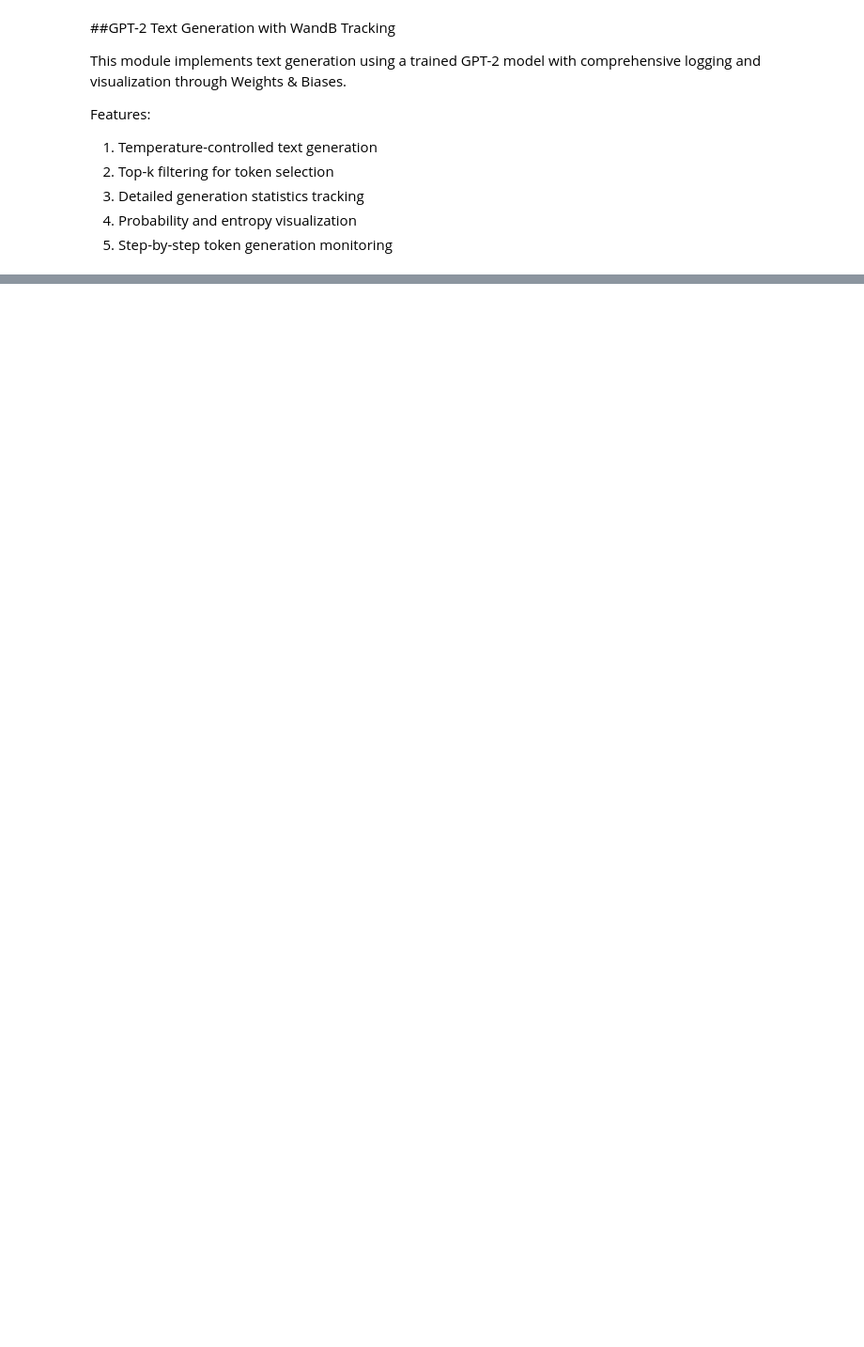
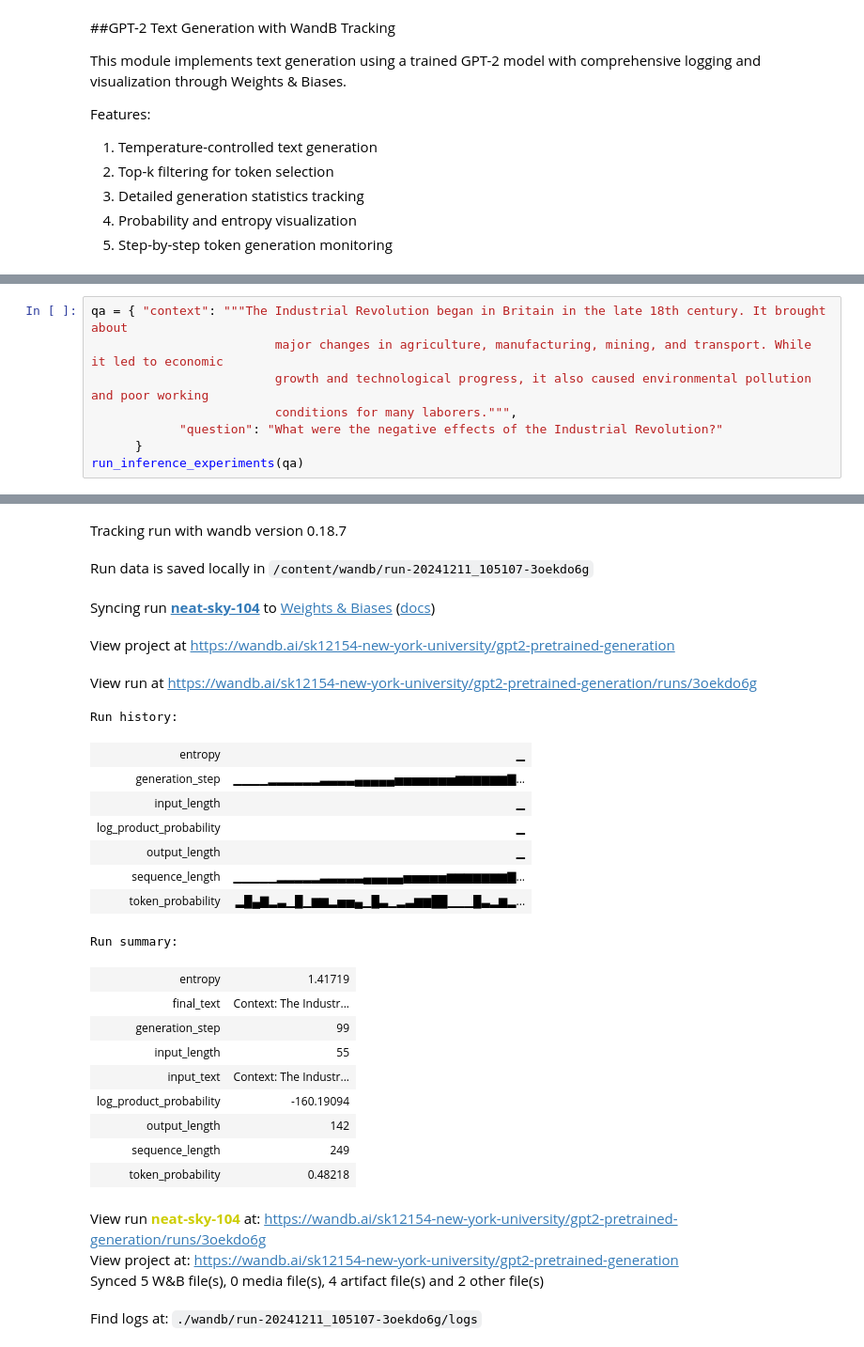
Before and after one commit to tanaya09/CS6923-ML-Project, a Jupyter notebook: GPT/GPT2 (1).ipynb, the cells around one changed output, grey strips where cells are left out. Shown at 94% size. Drawn from its saved outputs; the diff is of its cells as text; blank space fills up the shorter version.

```diff
--- a/GPT/GPT2 (1).ipynb
+++ b/GPT/GPT2 (1).ipynb
@@ -748,0 +746,9 @@ Find logs at: ./wandb/run-20241210_123434-jd4ppxgr/logs
+# %%
+qa = { "context": """The Industrial Revolution began in Britain in the late 18th century. It brought about
+                         major changes in agriculture, manufacturing, mining, and transport. While it led to economic
+                         growth and technological progress, it also caused environmental pollution and poor working
+                         conditions for many laborers.""",
+            "question": "What were the negative effects of the Industrial Revolution?"
+      }
+run_inference_experiments(qa)
+# %% [output]
@@ -748,0 +766,27 @@ Find logs at: ./wandb/run-20241210_123434-jd4ppxgr/logs
+Tracking run with wandb version 0.18.7
+Run data is saved locally in /content/wandb/run-20241211_105107-3oekdo6g
+Syncing run neat-sky-104 to Weights & Biases (docs)
+View project at https://wandb.ai/sk12154-new-york-university/gpt2-pretrained-generation
+View run at https://wandb.ai/sk12154-new-york-university/gpt2-pretrained-generation/runs/3oekdo6g
+Run history:
+| entropy | ▁ |
+| generation_step | ▁▁▁▁▂▂▂▂▂▂▃▃▃▃▄▄▄▄▄▅▅▅▅▅▅▅▆▆▆▆▆▆▇... |
+| input_length | ▁ |
+| log_product_probability | ▁ |
+| output_length | ▁ |
+| sequence_length | ▁▁▁▁▁▂▂▂▂▂▃▃▃▃▃▄▄▄▄▄▅▅▅▅▅▆▆▆▆▆▆▆▇... |
+| token_probability | ▂█▄▇▂▃▁█▁▆▆▂▅▅▄▁█▃▁▂▃▆▆██▁▁▁█▃▂▆▂... |
+Run summary:
+| entropy | 1.41719 |
+| final_text | Context: The Industr... |
+| generation_step | 99 |
+| input_length | 55 |
+| input_text | Context: The Industr... |
+| log_product_probability | -160.19094 |
+| output_length | 142 |
+| sequence_length | 249 |
+| token_probability | 0.48218 |
+View run neat-sky-104 at: https://wandb.ai/sk12154-new-york-university/gpt2-pretrained-generation/runs/3oekdo6g
+View project at: https://wandb.ai/sk12154-new-york-university/gpt2-pretrained-generation
+Synced 5 W&B file(s), 0 media file(s), 4 artifact file(s) and 2 other file(s)
+Find logs at: ./wandb/run-20241211_105107-3oekdo6g/logs
```
Also changed, not shown: parts of 12 cells of this notebook.
